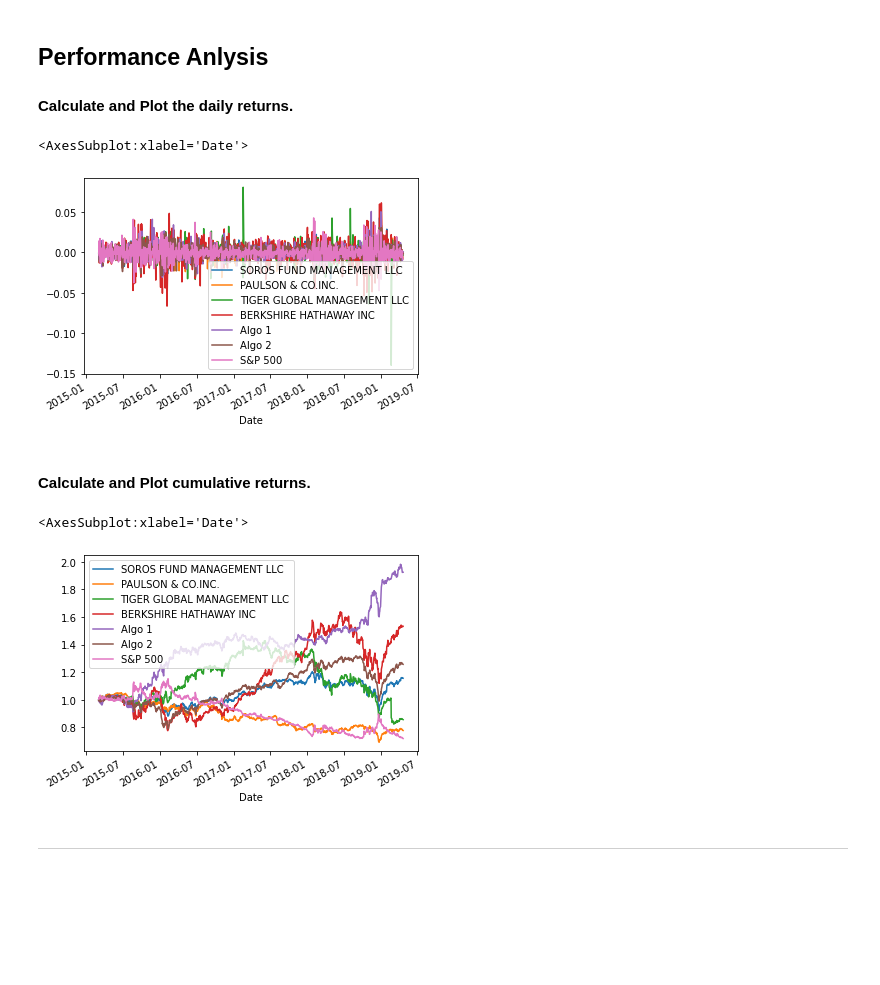
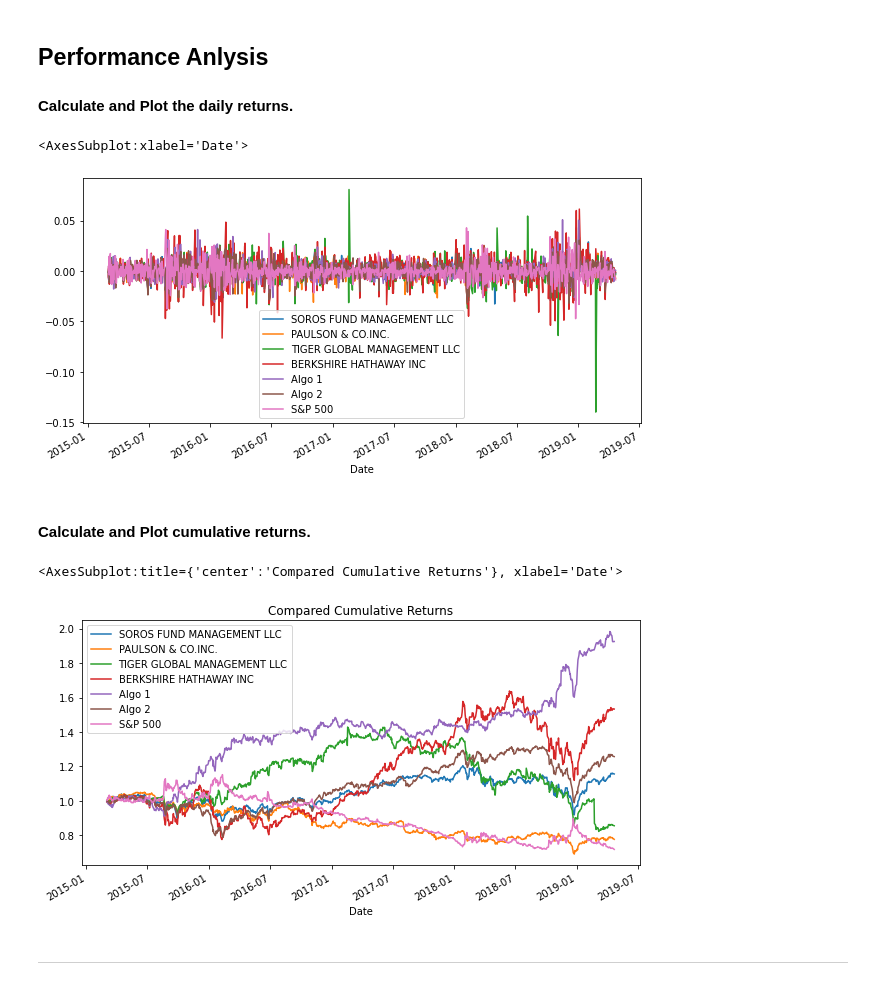
Before and after one commit to BaldHeads/Pandas_Practice, a Jupyter notebook: whale_analysis.ipynb, the cells around one changed output. Cells and saved outputs as stored; diff of their text form; code cells hidden in the pictures; blank space fills up the shorter version.

```diff
--- a/whale_analysis.ipynb
+++ b/whale_analysis.ipynb
@@ -130,20 +118,20 @@ In this section, you will calculate and visualize performance and risk metrics f
 #### Calculate and Plot the daily returns.
 # %%
 # Plot daily returns of all portfolios
-compare_returns_df.plot()
+compare_returns_df.plot(figsize=(10,5))
 # %% [output]
 <AxesSubplot:xlabel='Date'>
-[figure, old version]
+[figure, new version]
 # %% [markdown]
 #### Calculate and Plot cumulative returns.
 # %%
 # Calculate cumulative returns of all portfolios
 cumulative_returns = (1+compare_returns_df).cumprod()
 # Plot cumulative returns
-cumulative_returns.plot()
+cumulative_returns.plot(figsize=(10,5), title="Compared Cumulative Returns")
 # %% [output]
-<AxesSubplot:xlabel='Date'>
+<AxesSubplot:title={'center':'Compared Cumulative Returns'}, xlabel='Date'>
-[figure, old version]
+[figure, new version]
 # %% [markdown]
 ---
 # %% [markdown]
```
Also changed, not shown: parts of 5 cells of this notebook.
